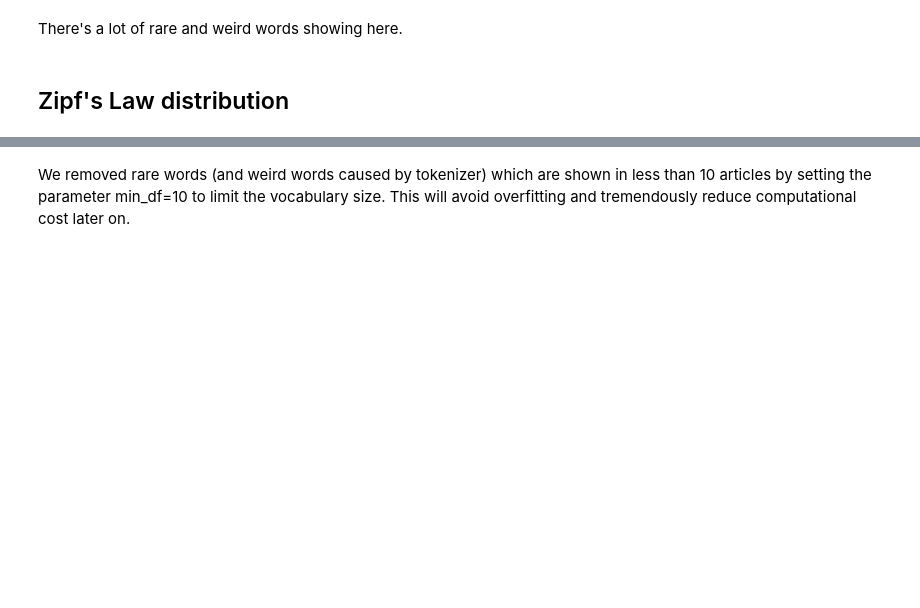
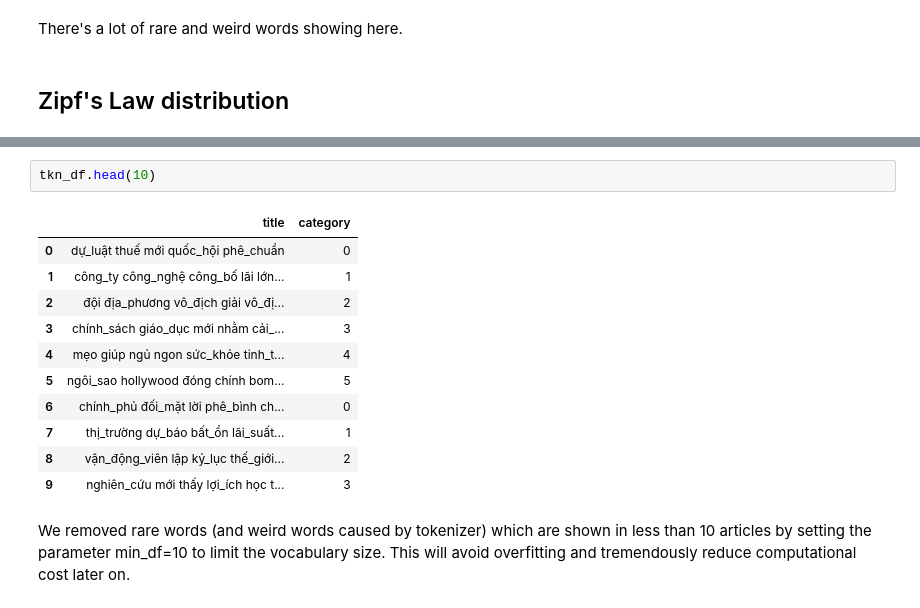
Before and after one commit to LinhHa0211/NCKH-2024-Research, a Jupyter notebook: Vietnamese_News_Classification/vnc.ipynb, the cells around one changed output, grey strips where cells are left out. Saved outputs shown, nothing was run; the diff lists cells and outputs as text; blank space fills up the shorter version.

```diff
--- a/Vietnamese_News_Classification/vnc.ipynb
+++ b/Vietnamese_News_Classification/vnc.ipynb
@@ -371,3 +366,17 @@ corpus['title'] = corpus['title'].astype(str)
+# %%
+tkn_df.head(10)
+# %% [output]
+|  | title | category |
+| 0 | dự_luật thuế mới quốc_hội phê_chuẩn | 0 |
+| 1 | công_ty công_nghệ công_bố lãi lớn... | 1 |
+| 2 | đội địa_phương vô_địch giải vô_đị... | 2 |
+| 3 | chính_sách giáo_dục mới nhằm cải_... | 3 |
+| 4 | mẹo giúp ngủ ngon sức_khỏe tinh_t... | 4 |
+| 5 | ngôi_sao hollywood đóng chính bom... | 5 |
+| 6 | chính_phủ đối_mặt lời phê_bình ch... | 0 |
+| 7 | thị_trường dự_báo bất_ổn lãi_suất... | 1 |
+| 8 | vận_động_viên lập kỷ_lục thế_giới... | 2 |
+| 9 | nghiên_cứu mới thấy lợi_ích học t... | 3 |
 # %% [markdown]
 We removed rare words (and weird words caused by tokenizer) which are shown in less than 10 articles by setting the parameter min_df=10 to limit the vocabulary size. This will avoid overfitting and tremendously reduce computational cost later on.
 # %%
```
Also changed, not shown: parts of 7 cells of this notebook, 4 other files.
